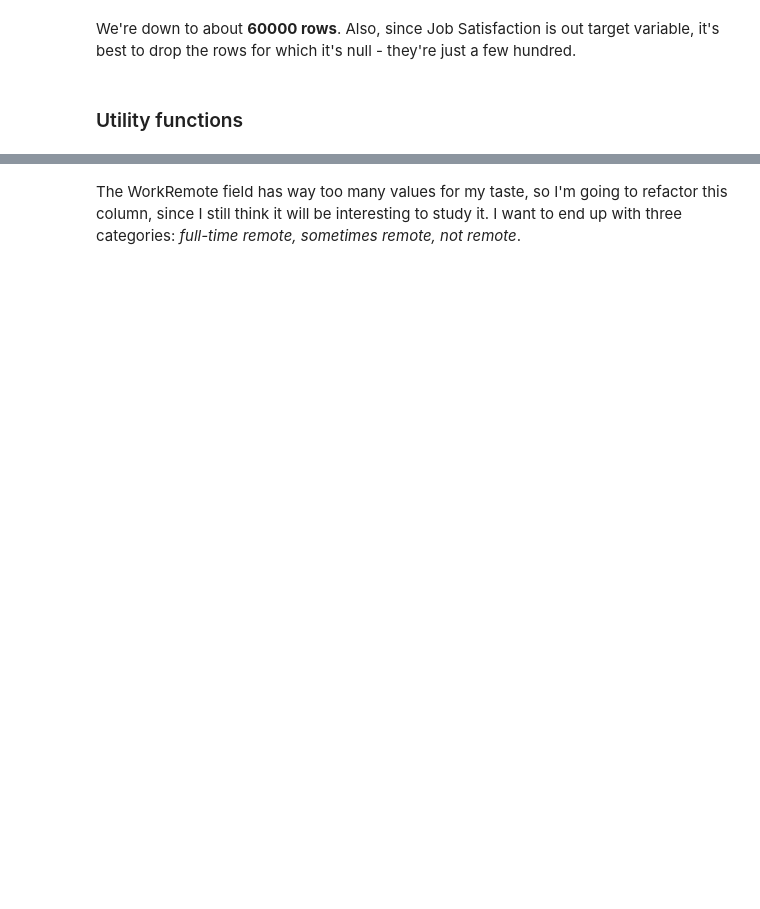
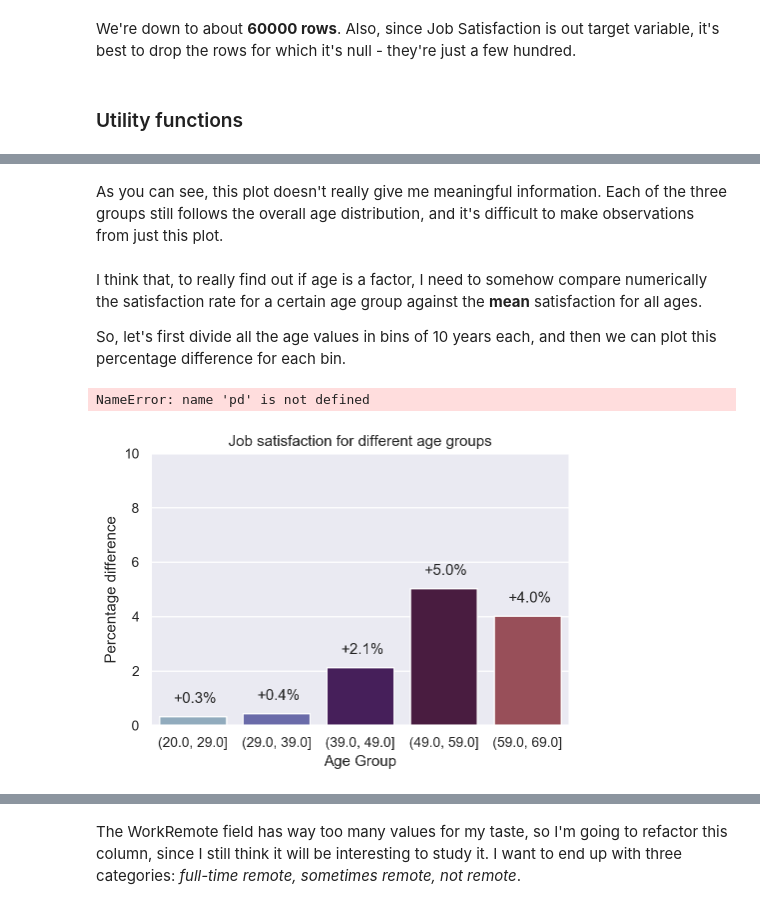
Before and after one commit to carolinacamassa/data-science, a Jupyter notebook: stackoverflow-survey/stack_overflow_survey_2019.ipynb, the cells around one changed output, grey strips where cells are left out. Saved outputs shown, nothing was run; the diff lists cells and outputs as text; code cells hidden in the pictures; blank space fills up the shorter version.

```diff
--- a/stackoverflow-survey/stack_overflow_survey_2019.ipynb
+++ b/stackoverflow-survey/stack_overflow_survey_2019.ipynb
@@ -308,0 +181,25 @@ survey_dev['WorkRemote'].value_counts().plot(kind='barh',edgecolor = "none");
+# %% [markdown]
+As you can see, this plot doesn't really give me meaningful information. Each of the three groups still follows the overall age distribution, and it's difficult to make observations from just this plot.
+# %% [markdown]
+I think that, to really find out if age is a factor, I need to somehow compare numerically the satisfaction rate for a certain age group against the **mean** satisfaction for all ages.
+
+So, let's first divide all the age values in bins of 10 years each, and then we can plot this percentage difference for each bin.
+# %%
+survey_dev['AgeGroup'] = pd.cut(x=survey_dev['Age'], bins=[20, 29, 39, 49, 59, 69])
+age_groups = np.delete(np.array(survey_dev['AgeGroup'].unique()),3)
+age_groups.sort()
+# %% [output]
+NameError: name 'pd' is not defined
+# %%
+age_percentage_data = percentageSatisfied(column = 'AgeGroup')
+sns.barplot(y=age_percentage_data- p_sat, x = age_groups)
+for index, value in enumerate(age_percentage_data):
+        plt.text(index -0.23,value-p_sat + 0.5,str('+'+ str(np.round(value-p_sat,1)))+'%')
+# Line that shows the average percentage across all ages
+plt.axhline(y=p_sat)
+plt.ylim(0,10)
+plt.ylabel('Percentage difference')
+plt.xlabel('Age Group')
+plt.title('Job satisfaction for different age groups');
+# %% [output]
+[figure, added]
```
Also changed, not shown: parts of 130 cells of this notebook, 3 other files.
